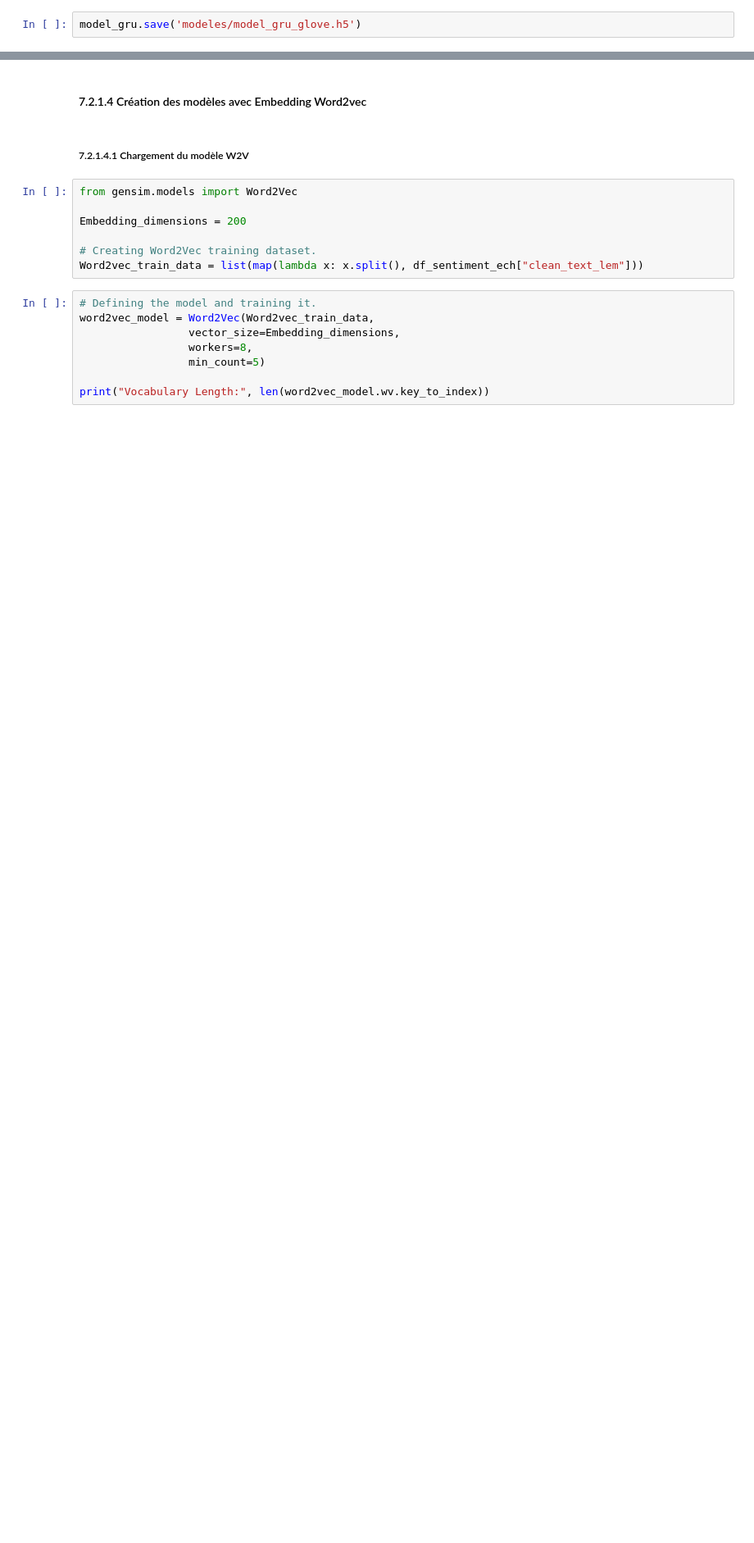
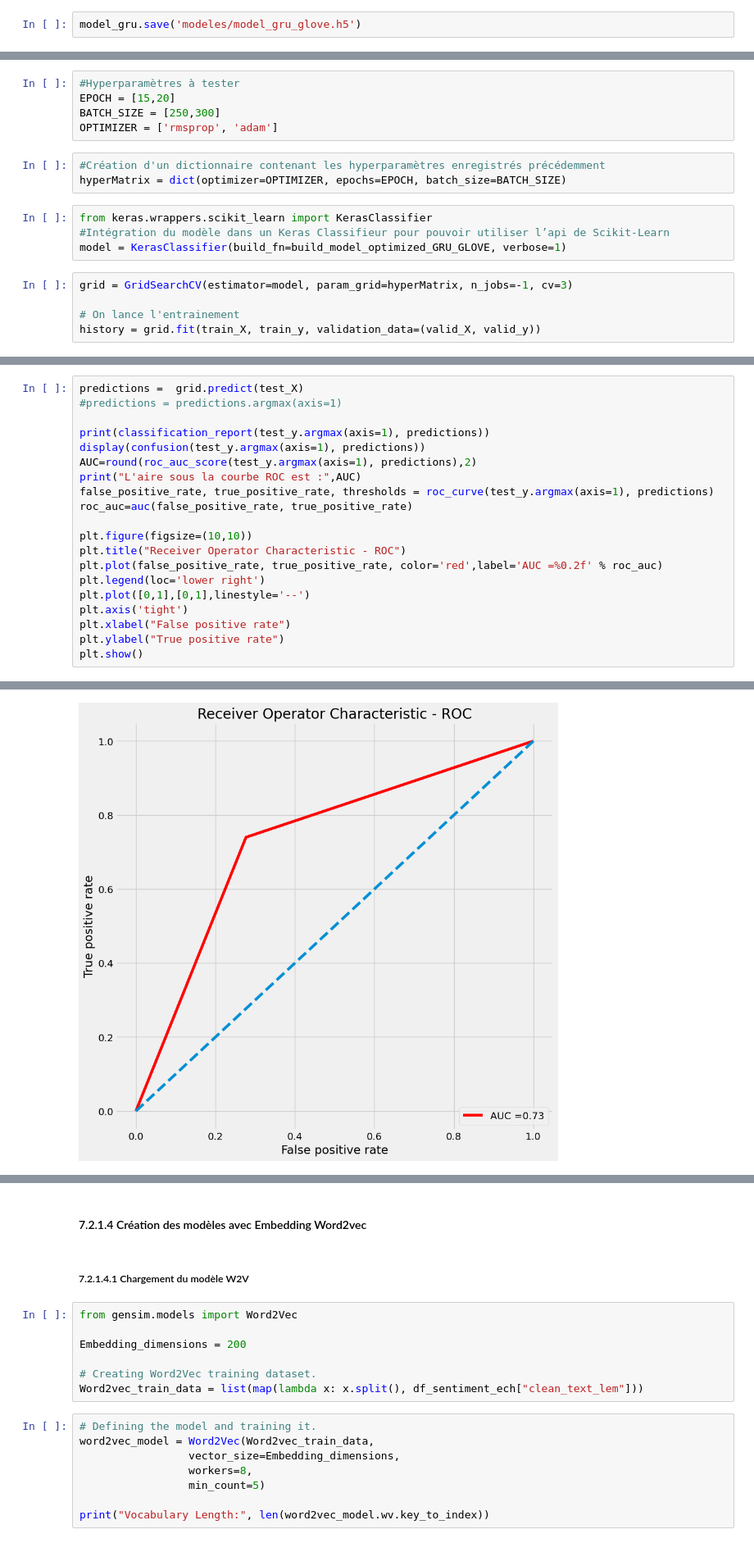
Before and after one commit to IAnthonyRenard/SentimentsClassification, a Jupyter notebook: Renard_Anthony_2_scripts_042023.ipynb, the cells around one changed output, grey strips where cells are left out. Shown at 82% size. Drawn from its saved outputs; the diff is of its cells as text; blank space fills up the shorter version.

```diff
--- a/Renard_Anthony_2_scripts_042023.ipynb
+++ b/Renard_Anthony_2_scripts_042023.ipynb
@@ -2736,0 +2697,17 @@ model_gru.save('modeles/model_gru_glove.h5')
+# %%
+#Hyperparamètres à tester
+EPOCH = [15,20]
+BATCH_SIZE = [250,300]
+OPTIMIZER = ['rmsprop', 'adam']
+# %%
+#Création d'un dictionnaire contenant les hyperparamètres enregistrés précédemment
+hyperMatrix = dict(optimizer=OPTIMIZER, epochs=EPOCH, batch_size=BATCH_SIZE)
+# %%
+from keras.wrappers.scikit_learn import KerasClassifier
+#Intégration du modèle dans un Keras Classifieur pour pouvoir utiliser l’api de Scikit-Learn
+model = KerasClassifier(build_fn=build_model_optimized_GRU_GLOVE, verbose=1)
+# %%
+grid = GridSearchCV(estimator=model, param_grid=hyperMatrix, n_jobs=-1, cv=3)
+
+# On lance l'entrainement
+history = grid.fit(train_X, train_y, validation_data=(valid_X, valid_y))
@@ -2736,0 +2758,21 @@ model_gru.save('modeles/model_gru_glove.h5')
+# %%
+predictions =  grid.predict(test_X)
+#predictions = predictions.argmax(axis=1)
+
+print(classification_report(test_y.argmax(axis=1), predictions))
+display(confusion(test_y.argmax(axis=1), predictions))
+AUC=round(roc_auc_score(test_y.argmax(axis=1), predictions),2)
+print("L'aire sous la courbe ROC est :",AUC)
+false_positive_rate, true_positive_rate, thresholds = roc_curve(test_y.argmax(axis=1), predictions)
+roc_auc=auc(false_positive_rate, true_positive_rate)
+
+plt.figure(figsize=(10,10))
+plt.title("Receiver Operator Characteristic - ROC")
+plt.plot(false_positive_rate, true_positive_rate, color='red',label='AUC =%0.2f' % roc_auc)
+plt.legend(loc='lower right')
+plt.plot([0,1],[0,1],linestyle='--')
+plt.axis('tight')
+plt.xlabel("False positive rate")
+plt.ylabel("True positive rate")
+plt.show()
+# %% [output]
@@ -2736,0 +2792 @@ model_gru.save('modeles/model_gru_glove.h5')
+[figure, added]
```
Also changed, not shown: parts of 51 cells of this notebook, 1 other file.
